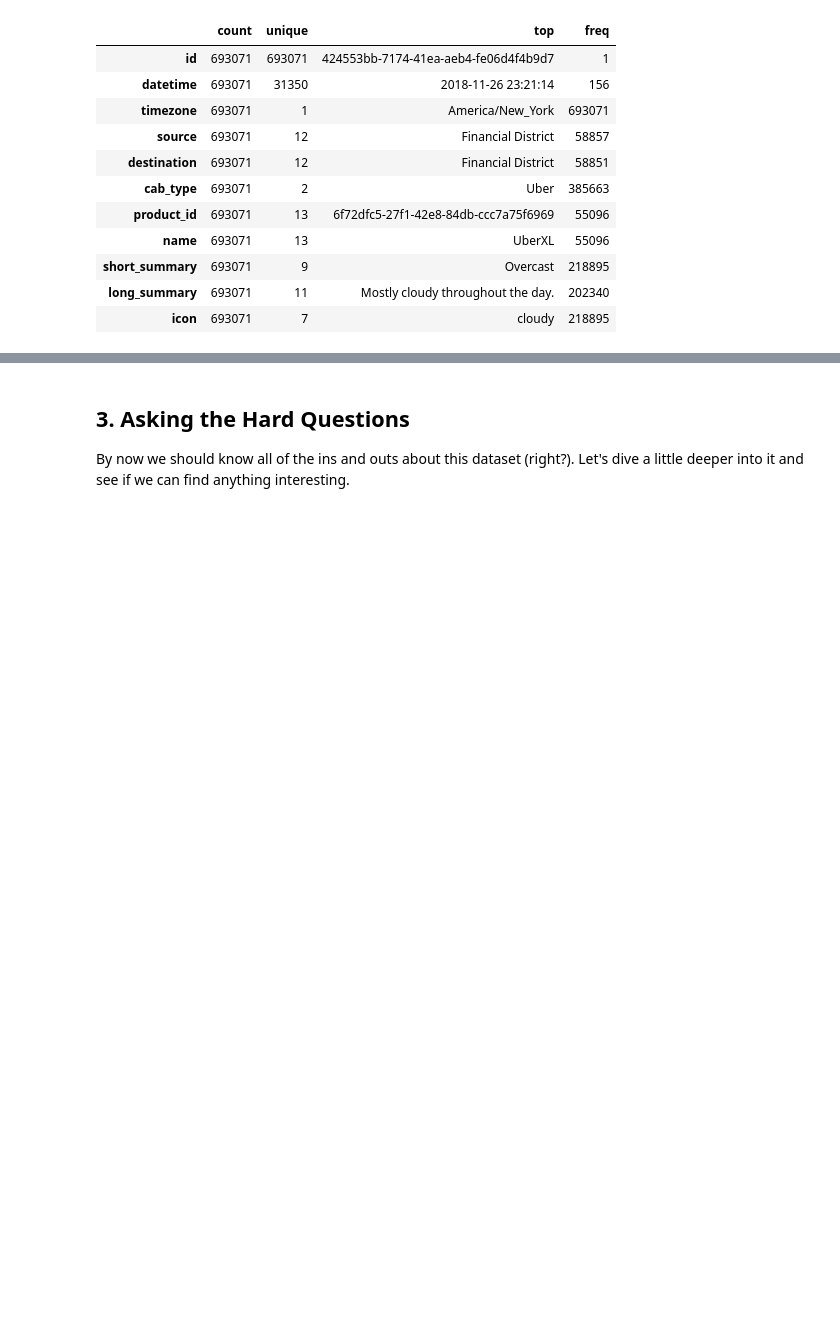
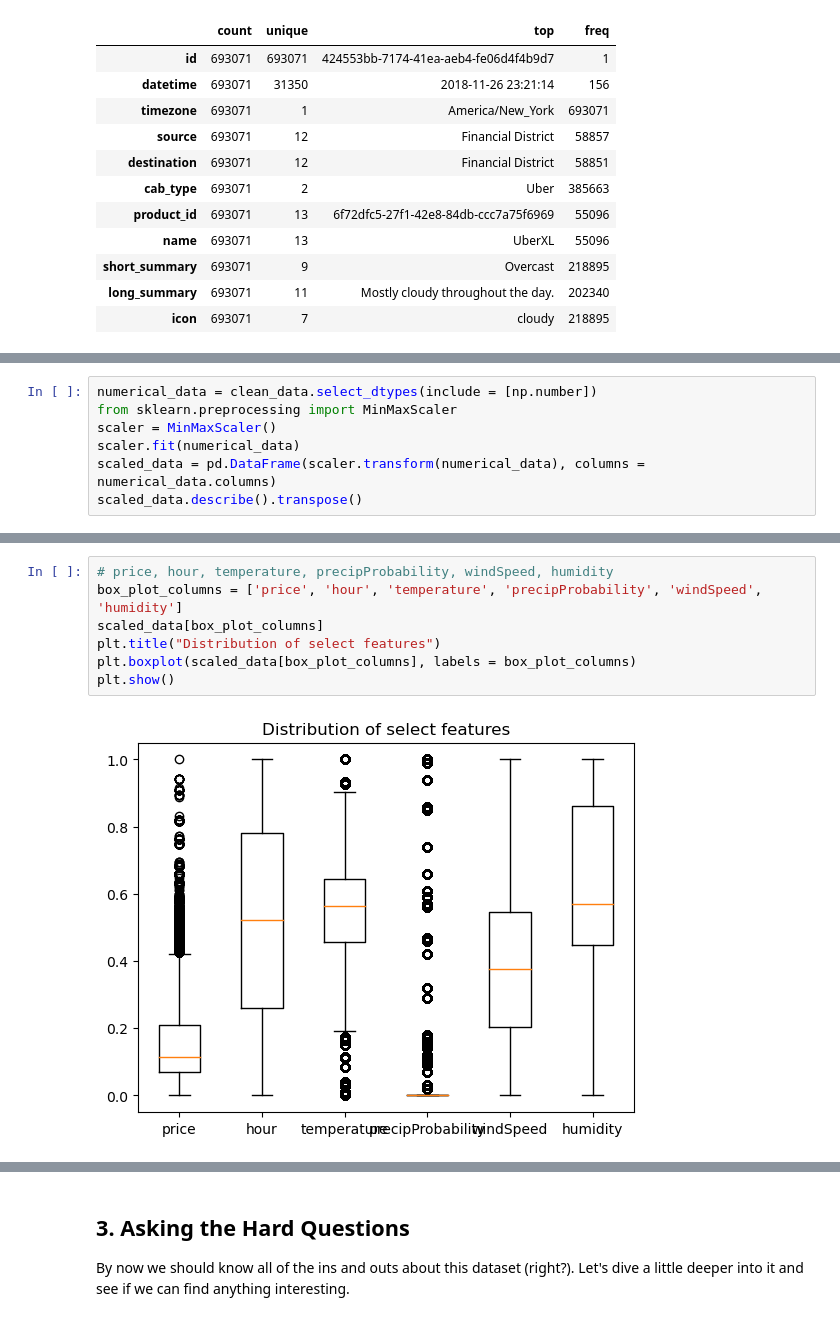
Before and after one commit to jumonlala/217_final_project, a Jupyter notebook: hw6.ipynb, the cells around one changed output, grey strips where cells are left out. Drawn from its saved outputs; the diff is of its cells as text; blank space fills up the shorter version.

```diff
--- a/hw6.ipynb
+++ b/hw6.ipynb
@@ -318,0 +258,7 @@ clean_data[['price']].apply(lambda x: (x - clean_data[['price']].mean()) / (data
+# %%
+numerical_data = clean_data.select_dtypes(include = [np.number])
+from sklearn.preprocessing import MinMaxScaler
+scaler = MinMaxScaler()
+scaler.fit(numerical_data)
+scaled_data = pd.DataFrame(scaler.transform(numerical_data), columns = numerical_data.columns)
+scaled_data.describe().transpose()
@@ -318,0 +283,9 @@ clean_data[['price']].apply(lambda x: (x - clean_data[['price']].mean()) / (data
+# %%
+# price, hour, temperature, precipProbability, windSpeed, humidity
+box_plot_columns = ['price', 'hour', 'temperature', 'precipProbability', 'windSpeed', 'humidity']
+scaled_data[box_plot_columns]
+plt.title("Distribution of select features")
+plt.boxplot(scaled_data[box_plot_columns], labels = box_plot_columns)
+plt.show()
+# %% [output]
+[figure, added]
```
Also changed, not shown: parts of 26 cells of this notebook.
